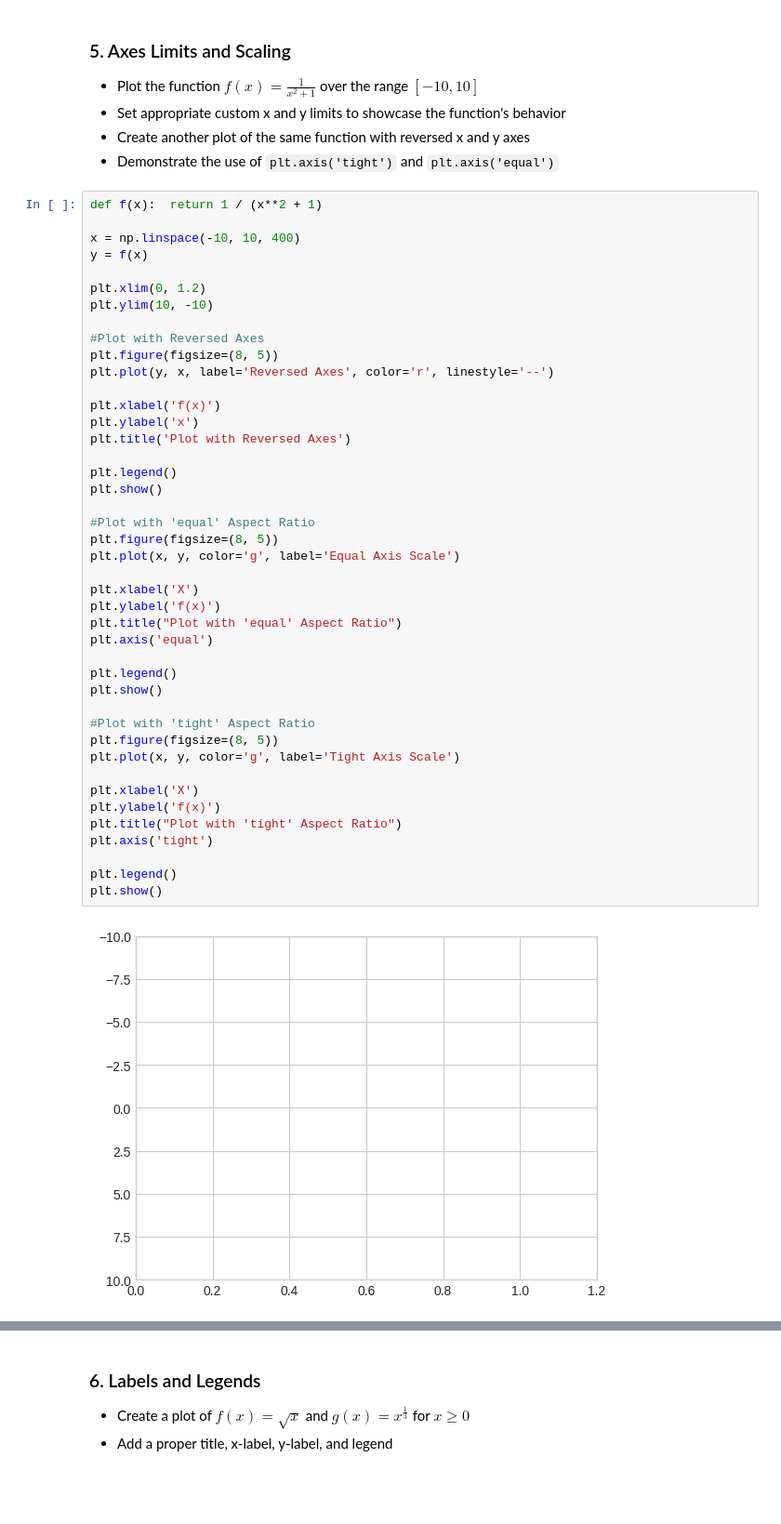
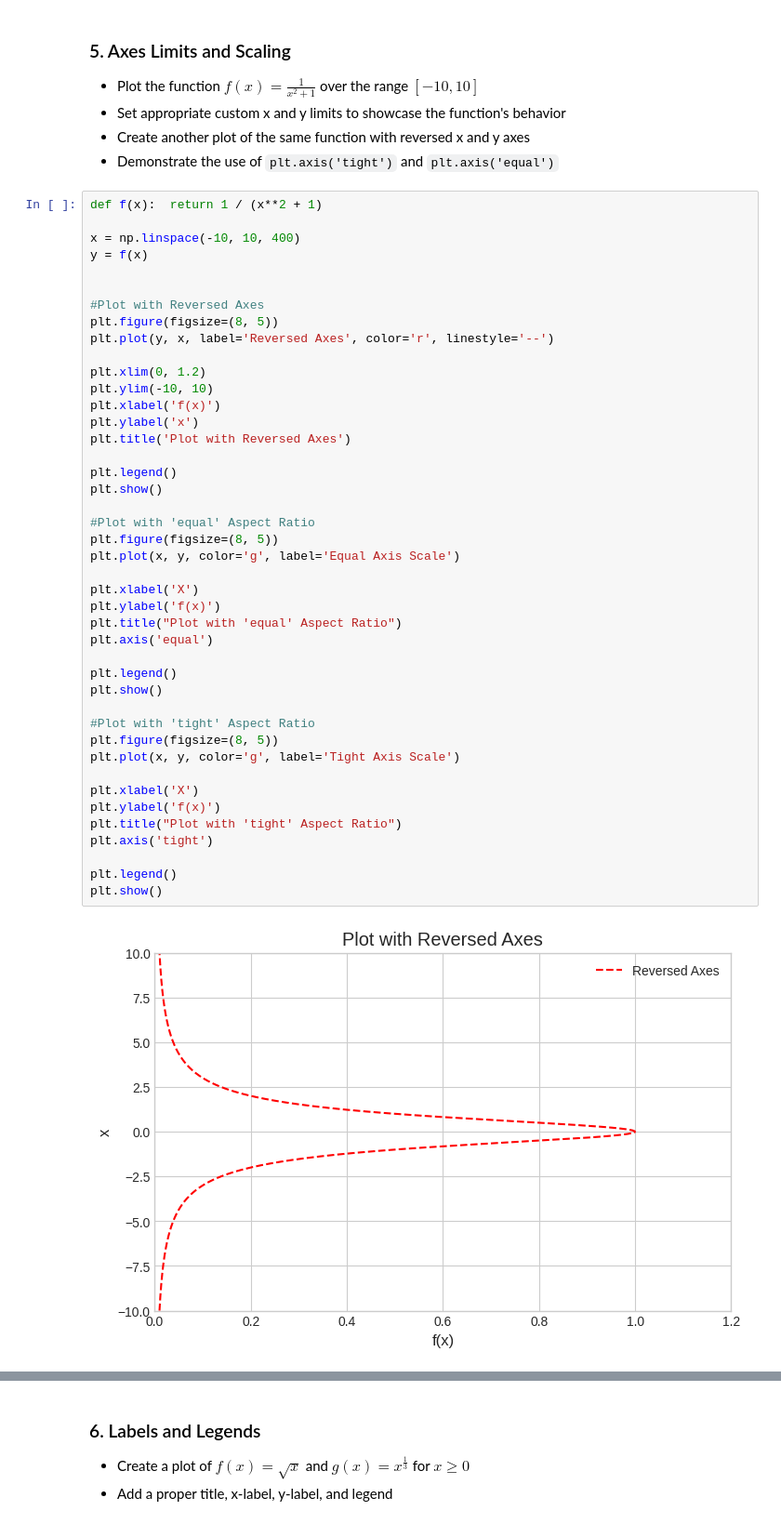
Before and after one commit to kamangirkhan/Data110, a Jupyter notebook: ArashNateghian_week3_data110_assignment.ipynb, the cells around one changed output, grey strips where cells are left out. Shown: that part at 93% size. Cells and saved outputs as stored; diff of their text form; blank space fills up the shorter version.

```diff
--- a/ArashNateghian_week3_data110_assignment.ipynb
+++ b/ArashNateghian_week3_data110_assignment.ipynb
@@ -110,42 +110,42 @@ def f(x):  return 1 / (x**2 + 1)
 x = np.linspace(-10, 10, 400)
 y = f(x)
 
-plt.xlim(0, 1.2)
-plt.ylim(10, -10)
 
 #Plot with Reversed Axes
 plt.figure(figsize=(8, 5))
 plt.plot(y, x, label='Reversed Axes', color='r', linestyle='--')
 
+plt.xlim(0, 1.2)
+plt.ylim(-10, 10)
 plt.xlabel('f(x)')
 plt.ylabel('x')
 plt.title('Plot with Reversed Axes')
 
 plt.legend()
 plt.show()
 
 #Plot with 'equal' Aspect Ratio
 plt.figure(figsize=(8, 5))
 plt.plot(x, y, color='g', label='Equal Axis Scale')
 
 plt.xlabel('X')
 plt.ylabel('f(x)')
 plt.title("Plot with 'equal' Aspect Ratio")
 plt.axis('equal')
 
 plt.legend()
 plt.show()
 
 #Plot with 'tight' Aspect Ratio
 plt.figure(figsize=(8, 5))
 plt.plot(x, y, color='g', label='Tight Axis Scale')
 
 plt.xlabel('X')
 plt.ylabel('f(x)')
 plt.title("Plot with 'tight' Aspect Ratio")
 plt.axis('tight')
 
 plt.legend()
 plt.show()
 # %% [output]
-[figure, old version]
+[figure, new version]
```
Also changed, not shown: parts of 1 cell of this notebook.
